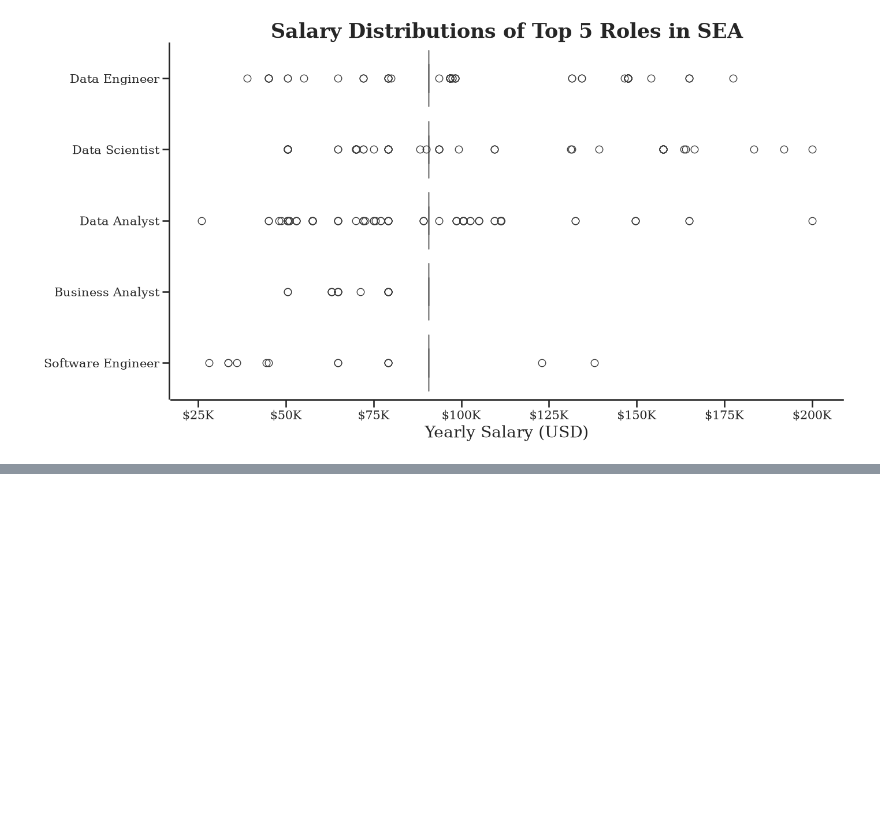
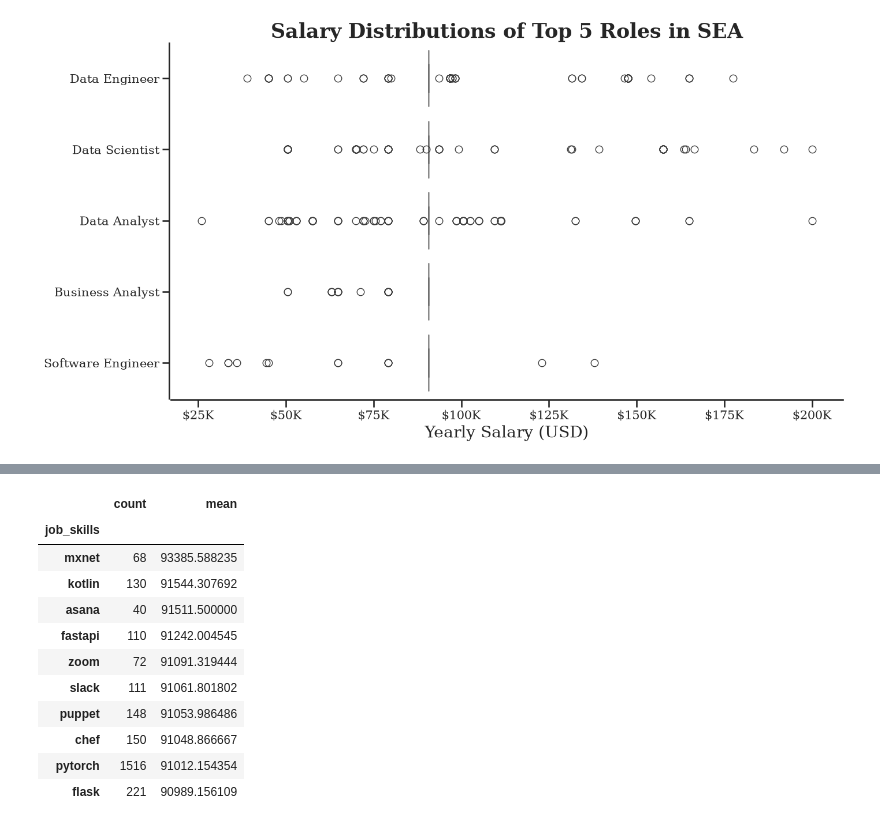
Before and after one commit to JohnnyQuant/Python_Data_Project, a Jupyter notebook: Project/4_Salary_Trend.ipynb, the cells around one changed output, grey strips where cells are left out. Saved outputs shown, nothing was run; the diff lists cells and outputs as text; code cells hidden in the pictures; blank space fills up the shorter version.

```diff
--- a/Project/4_Salary_Trend.ipynb
+++ b/Project/4_Salary_Trend.ipynb
@@ -110,0 +131,19 @@ plt.show()
+# %%
+df_SEA_top_pay = df_SEA.groupby('job_skills')['salary_year_avg'].agg(['count', 'mean']).sort_values(by = 'mean', ascending = False)
+
+df_SEA_top_pay = df_SEA_top_pay.head(10)
+
+df_SEA_top_pay
+# %% [output]
+|  | count | mean |
+| job_skills |  |  |
+| mxnet | 68 | 93385.588235 |
+| kotlin | 130 | 91544.307692 |
+| asana | 40 | 91511.500000 |
+| fastapi | 110 | 91242.004545 |
+| zoom | 72 | 91091.319444 |
+| slack | 111 | 91061.801802 |
+| puppet | 148 | 91053.986486 |
+| chef | 150 | 91048.866667 |
+| pytorch | 1516 | 91012.154354 |
+| flask | 221 | 90989.156109 |
```
Also changed, not shown: parts of 6 cells of this notebook.
